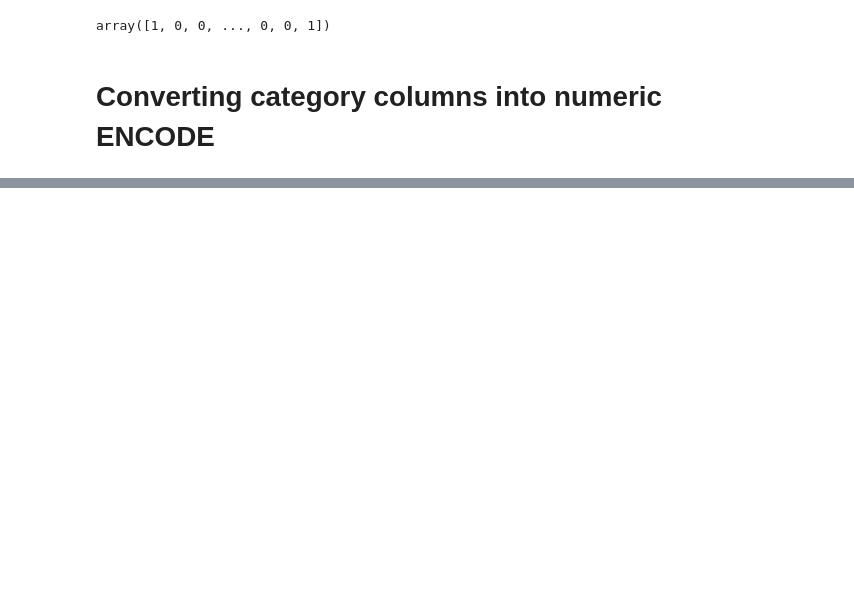
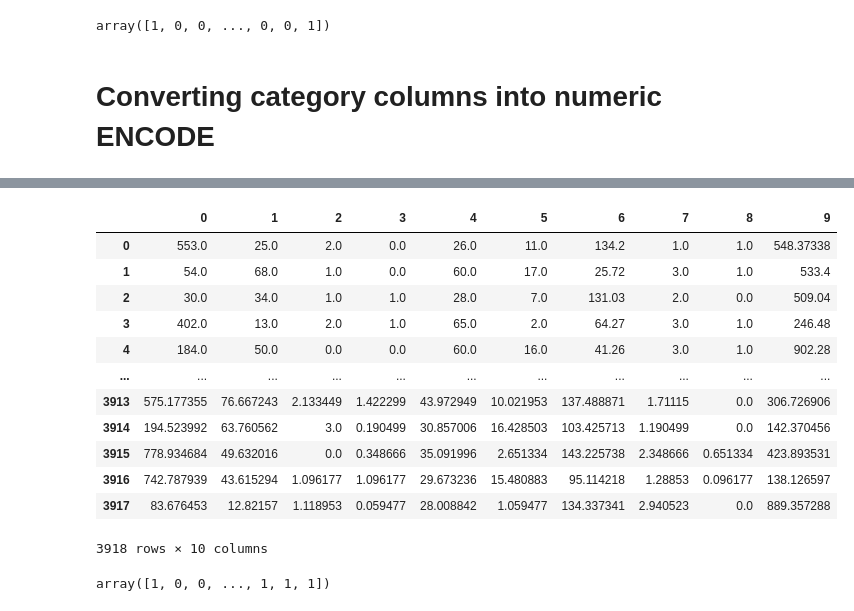
Before and after one commit to BorbaBruno/projeto_churn_predict, a Jupyter notebook: preprocessing_train_data.ipynb, the cells around one changed output, grey strips where cells are left out. Drawn from its saved outputs; the diff is of its cells as text; code cells hidden in the pictures; blank space fills up the shorter version.

```diff
--- a/preprocessing_train_data.ipynb
+++ b/preprocessing_train_data.ipynb
@@ -270,3 +261,0 @@ X_customer.shape
-# %%
-scaler_customer = StandardScaler()
-X_customer = scaler_customer.fit_transform(X_customer)
@@ -952,0 +262,23 @@ weighted avg       0.76      0.75      0.75       574
+# %%
+smote = SMOTE(random_state=42)
+X_customer_balanced, Y_customer_balanced = smote.fit_resample(X_customer, Y_customer)
+# %%
+X_customer_balanced
+# %% [output]
+|  | 0 | 1 | 2 | 3 | 4 | 5 | 6 | 7 | 8 | 9 |
+| 0 | 553.0 | 25.0 | 2.0 | 0.0 | 26.0 | 11.0 | 134.2 | 1.0 | 1.0 | 548.37338 |
+| 1 | 54.0 | 68.0 | 1.0 | 0.0 | 60.0 | 17.0 | 25.72 | 3.0 | 1.0 | 533.4 |
+| 2 | 30.0 | 34.0 | 1.0 | 1.0 | 28.0 | 7.0 | 131.03 | 2.0 | 0.0 | 509.04 |
+| 3 | 402.0 | 13.0 | 2.0 | 1.0 | 65.0 | 2.0 | 64.27 | 3.0 | 1.0 | 246.48 |
+| 4 | 184.0 | 50.0 | 0.0 | 0.0 | 60.0 | 16.0 | 41.26 | 3.0 | 1.0 | 902.28 |
+| ... | ... | ... | ... | ... | ... | ... | ... | ... | ... | ... |
+| 3913 | 575.177355 | 76.667243 | 2.133449 | 1.422299 | 43.972949 | 10.021953 | 137.488871 | 1.71115 | 0.0 | 306.726906 |
+| 3914 | 194.523992 | 63.760562 | 3.0 | 0.190499 | 30.857006 | 16.428503 | 103.425713 | 1.190499 | 0.0 | 142.370456 |
+| 3915 | 778.934684 | 49.632016 | 0.0 | 0.348666 | 35.091996 | 2.651334 | 143.225738 | 2.348666 | 0.651334 | 423.893531 |
+| 3916 | 742.787939 | 43.615294 | 1.096177 | 1.096177 | 29.673236 | 15.480883 | 95.114218 | 1.28853 | 0.096177 | 138.126597 |
+| 3917 | 83.676453 | 12.82157 | 1.118953 | 0.059477 | 28.008842 | 1.059477 | 134.337341 | 2.940523 | 0.0 | 889.357288 |
+3918 rows × 10 columns
+# %%
+Y_customer_balanced
+# %% [output]
+array([1, 0, 0, ..., 1, 1, 1])
```
Also changed, not shown: parts of 91 cells of this notebook, 3 other files.
